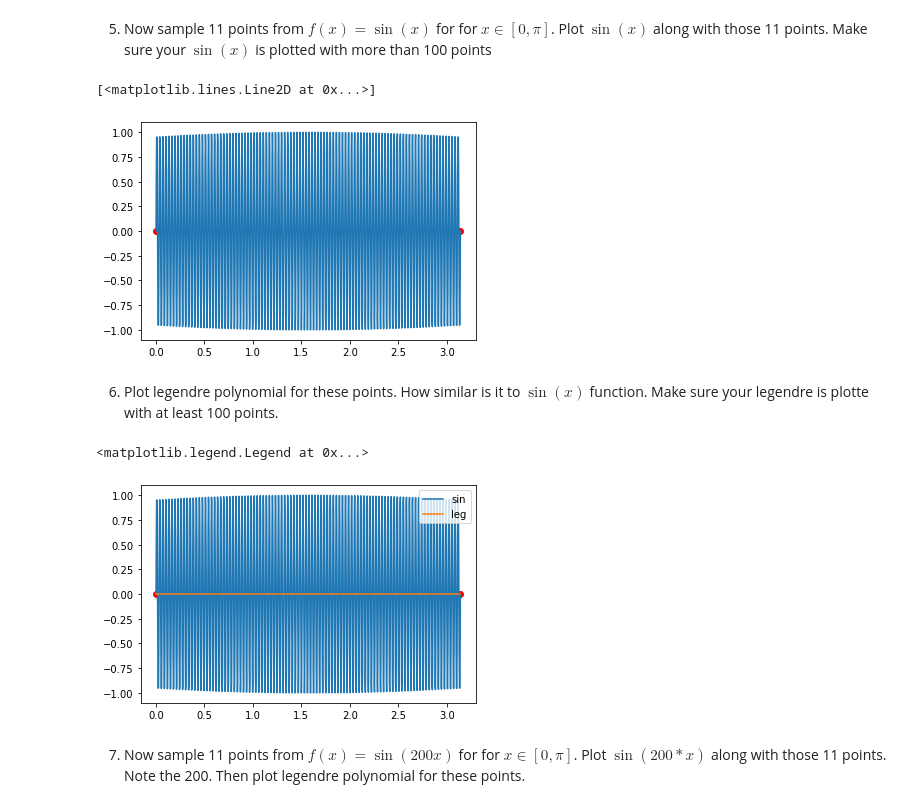
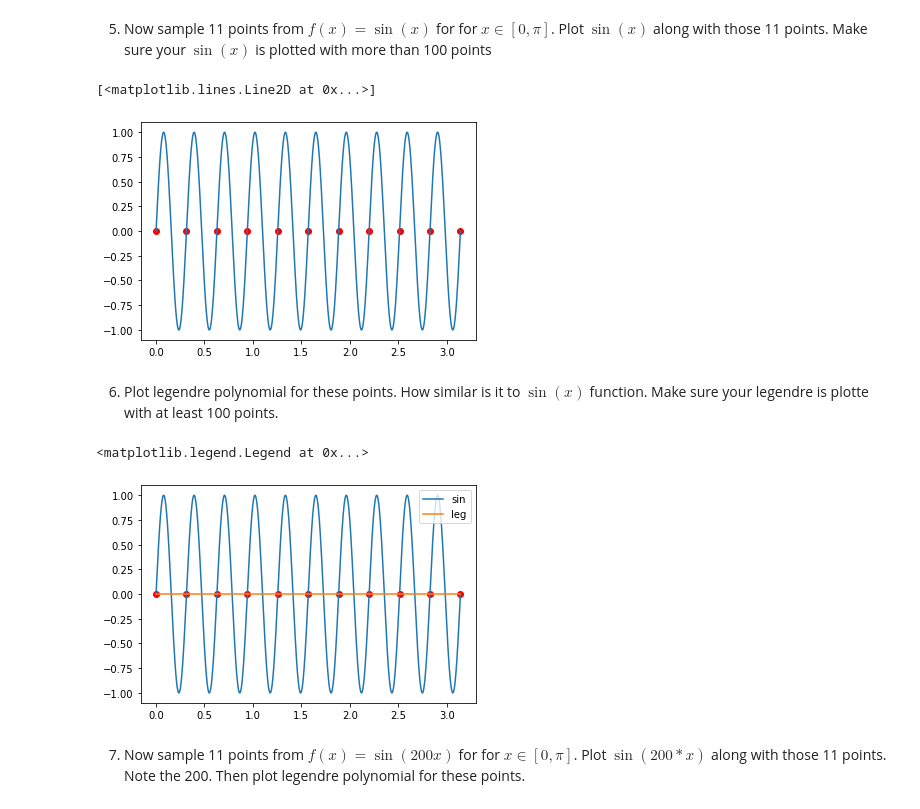
Before and after one commit to sirinnear/num-meth, a Jupyter notebook: Exercises/Exercise-3/03 Interpolation and Integration.ipynb, the cells around one changed output. Drawn from its saved outputs; the diff is of its cells as text; code cells hidden in the pictures.

```diff
--- a/Exercises/Exercise-3/03 Interpolation and Integration.ipynb
+++ b/Exercises/Exercise-3/03 Interpolation and Integration.ipynb
@@ -78,20 +78,20 @@ five_adder(10)
 5) Now sample 11 points  from $f(x) = \sin(x)$ for for $x\in[0, \pi]$. Plot $\sin(x)$ along with those 11 points. Make sure your $\sin(x)$ is plotted with more than 100 points
 # %%
 xs = np.linspace(0, math.pi, 11)
-ys = np.sin(200*xs)
+ys = np.sin(20*xs)
 plt.plot(xs, ys, 'or')
 xxs = np.linspace(0, math.pi, 1000)
-yys = np.sin(200*xxs)
+yys = np.sin(20*xxs)
 plt.plot(xxs, yys)
 # %% [output]
 [<matplotlib.lines.Line2D at 0x...>]
-[figure, old version]
+[figure, new version]
 # %% [markdown]
 6) Plot legendre polynomial for these points. How similar is it to $\sin(x)$ function. Make sure your legendre is plotte with at least 100 points.
 # %%
 leg = make_legendre(xs, ys)
 xxs = np.linspace(0, math.pi, 1000)
-yys = np.sin(200*xxs)
+yys = np.sin(20*xxs)
 y_leg = [leg(x) for x in xxs]
 plt.plot(xs, ys, 'or')
 plt.plot(xxs, yys, label='sin')
@@ -99,7 +99,7 @@ plt.plot(xxs, y_leg, label='leg')
 plt.legend()
 # %% [output]
 <matplotlib.legend.Legend at 0x...>
-[figure, old version]
+[figure, new version]
 # %% [markdown]
 7) Now sample 11 points  from $f(x) = \sin(200x)$ for for $x\in[0, \pi]$. Plot $\sin(200*x)$ along with those 11 points. Note the 200. Then plot legendre polynomial for these points.
 # %% [markdown]
```
Also changed, not shown: parts of 1 cell of this notebook, 6 other files.
